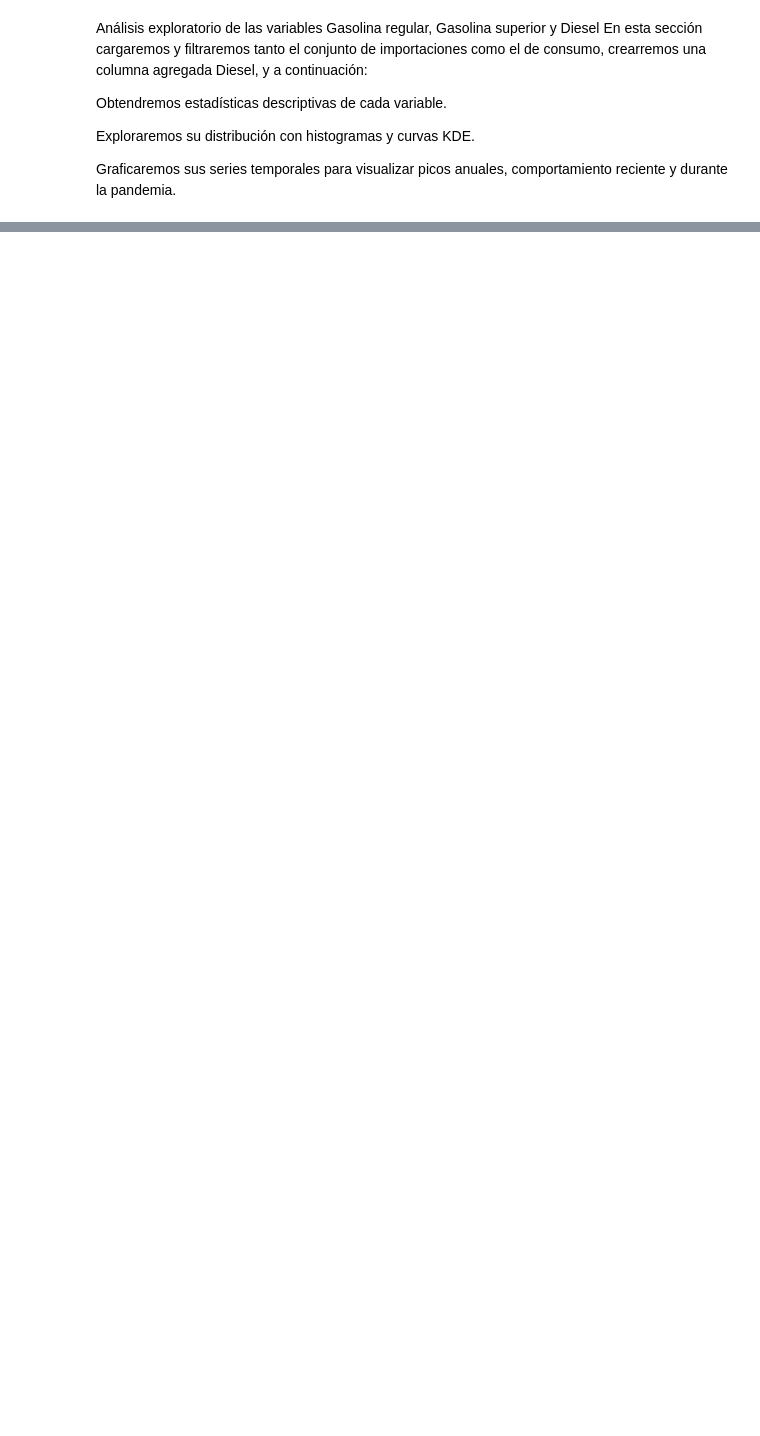
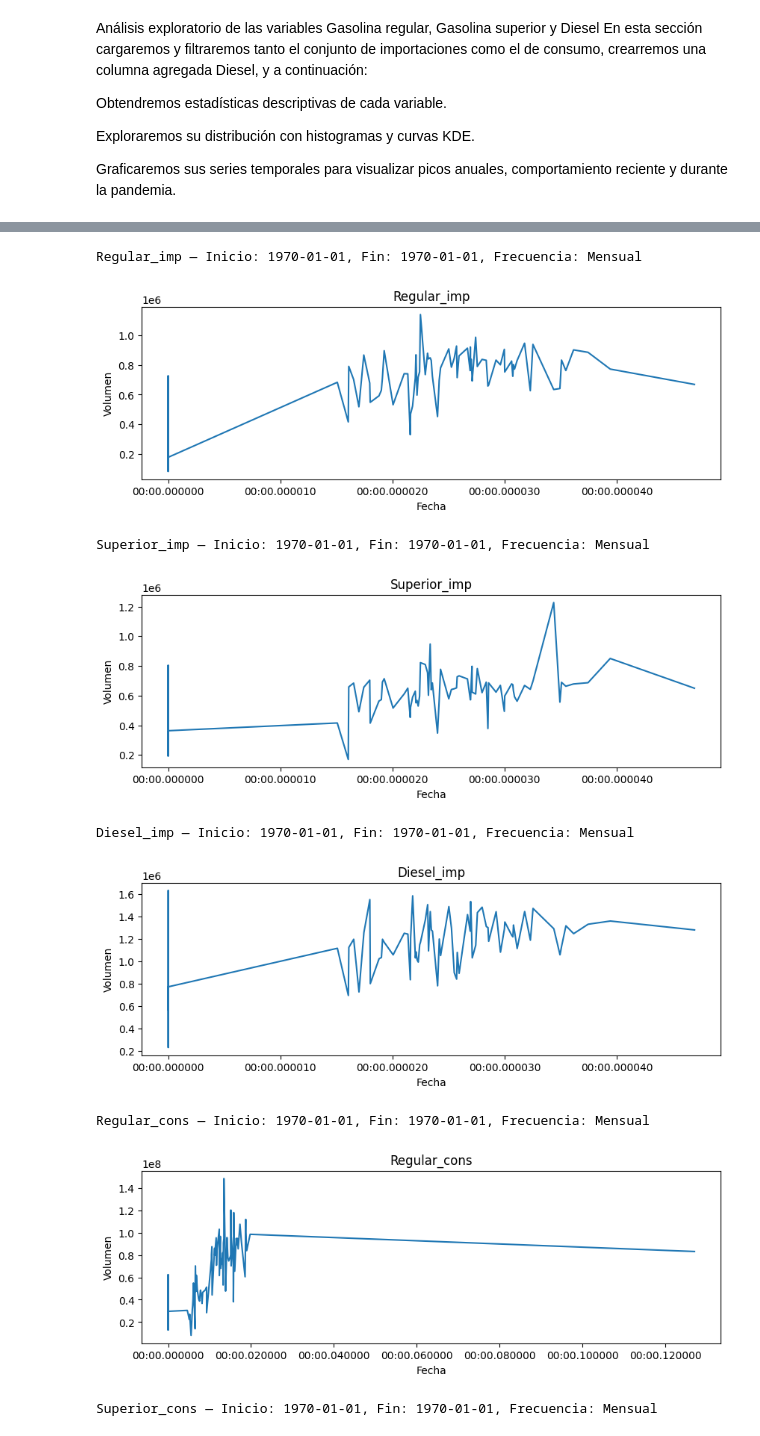
Before and after one commit to Diegoval-Dev/DC-Lab1, a Jupyter notebook: series-de-tiempo.ipynb, the cells around one changed output, grey strips where cells are left out. Cells and saved outputs as stored; diff of their text form; code cells hidden in the pictures; blank space fills up the shorter version.

```diff
--- a/series-de-tiempo.ipynb
+++ b/series-de-tiempo.ipynb
@@ -8,10 +8,14 @@ import pandas as pd
 
 file_path = './Estadisticas_historicas_comercializacion.xlsx'
 
-df = pd.read_excel(file_path, sheet_name=0, header=6)
-df = df.dropna(axis=1, how='all')
-df.columns = df.columns.str.strip()
-df['Fecha'] = pd.to_datetime(df['Fecha'], dayfirst=True, errors='coerce')
-df = df[df['Fecha'].notna()].reset_index(drop=True)
+sheets = pd.read_excel(file_path,
+                       sheet_name=['IMPORTACION','CONSUMO'],
+                       header=6)
+df_imp  = sheets['IMPORTACION'].dropna(axis=1, how='all')
+df_cons = sheets['CONSUMO'].dropna(axis=1, how='all')
 
-df.head()
+for df in (df_imp, df_cons):
+    df.columns = df.columns.str.strip()
+    df['Fecha'] = pd.to_datetime(df['Fecha'], dayfirst=True, errors='coerce')
+    df.dropna(subset=['Fecha'], inplace=True)
+    df.reset_index(drop=True, inplace=True)
@@ -55,0 +81,41 @@ plt.show()
+# %%
+import matplotlib.pyplot as plt
+
+for df_ in (df_imp, df_cons):
+    df_['Fecha'] = pd.to_datetime(df_['Fecha'], dayfirst=True, errors='coerce')
+    df_.dropna(subset=['Fecha'], inplace=True)
+    df_.set_index('Fecha', inplace=True)
+    df_.sort_index(inplace=True)
+
+df_imp['Diesel'] = df_imp[['Diesel bajo azufre','Diesel ultra bajo azufre','Diesel alto azufre']].sum(axis=1)
+df_cons['Diesel'] = df_cons[['Diesel bajo azufre','Diesel ultra bajo azufre']].sum(axis=1)
+
+series = {
+    'Regular_imp':  df_imp['Gasolina regular'],
+    'Superior_imp': df_imp['Gasolina superior'],
+    'Diesel_imp':   df_imp['Diesel'],
+    'Regular_cons': df_cons['Gasolina regular'],
+    'Superior_cons':df_cons['Gasolina superior'],
+    'Diesel_cons':  df_cons['Diesel']
+}
+
+for name, s in series.items():
+    s = s.dropna()
+    inicio, fin = s.index.min().date(), s.index.max().date()
+    print(f"{name} — Inicio: {inicio}, Fin: {fin}, Frecuencia: Mensual")
+    plt.figure(figsize=(10,3))
+    plt.plot(s)
+    plt.title(name)
+    plt.xlabel('Fecha')
+    plt.ylabel('Volumen')
+    plt.show()
+# %% [output]
+Regular_imp — Inicio: 1970-01-01, Fin: 1970-01-01, Frecuencia: Mensual
+[figure, added]
+Superior_imp — Inicio: 1970-01-01, Fin: 1970-01-01, Frecuencia: Mensual
+[figure, added]
+Diesel_imp — Inicio: 1970-01-01, Fin: 1970-01-01, Frecuencia: Mensual
+[figure, added]
+Regular_cons — Inicio: 1970-01-01, Fin: 1970-01-01, Frecuencia: Mensual
+[figure, added]
+Superior_cons — Inicio: 1970-01-01, Fin: 1970-01-01, Frecuencia: Mensual
```
Also changed, not shown: parts of 4 cells of this notebook.
